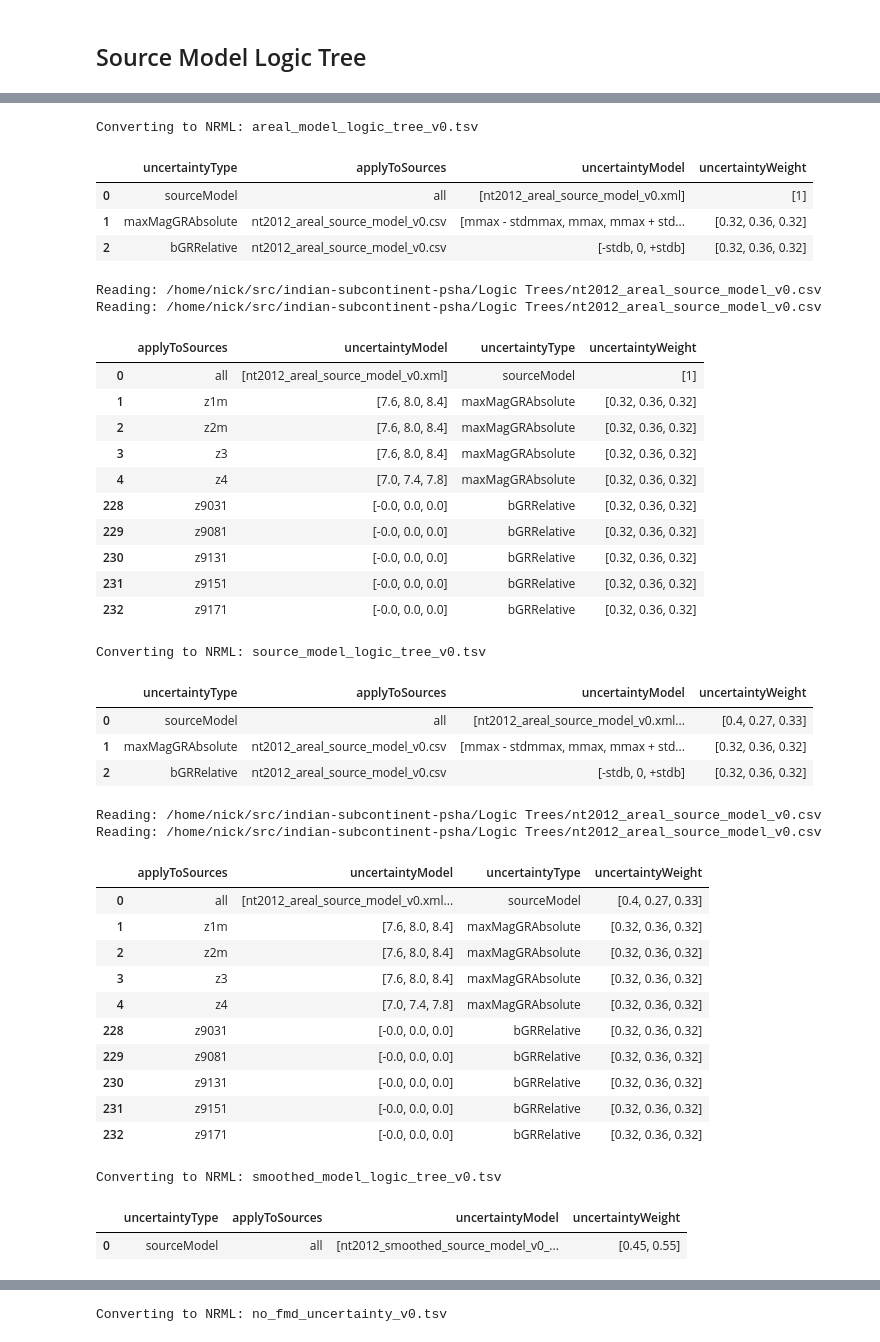
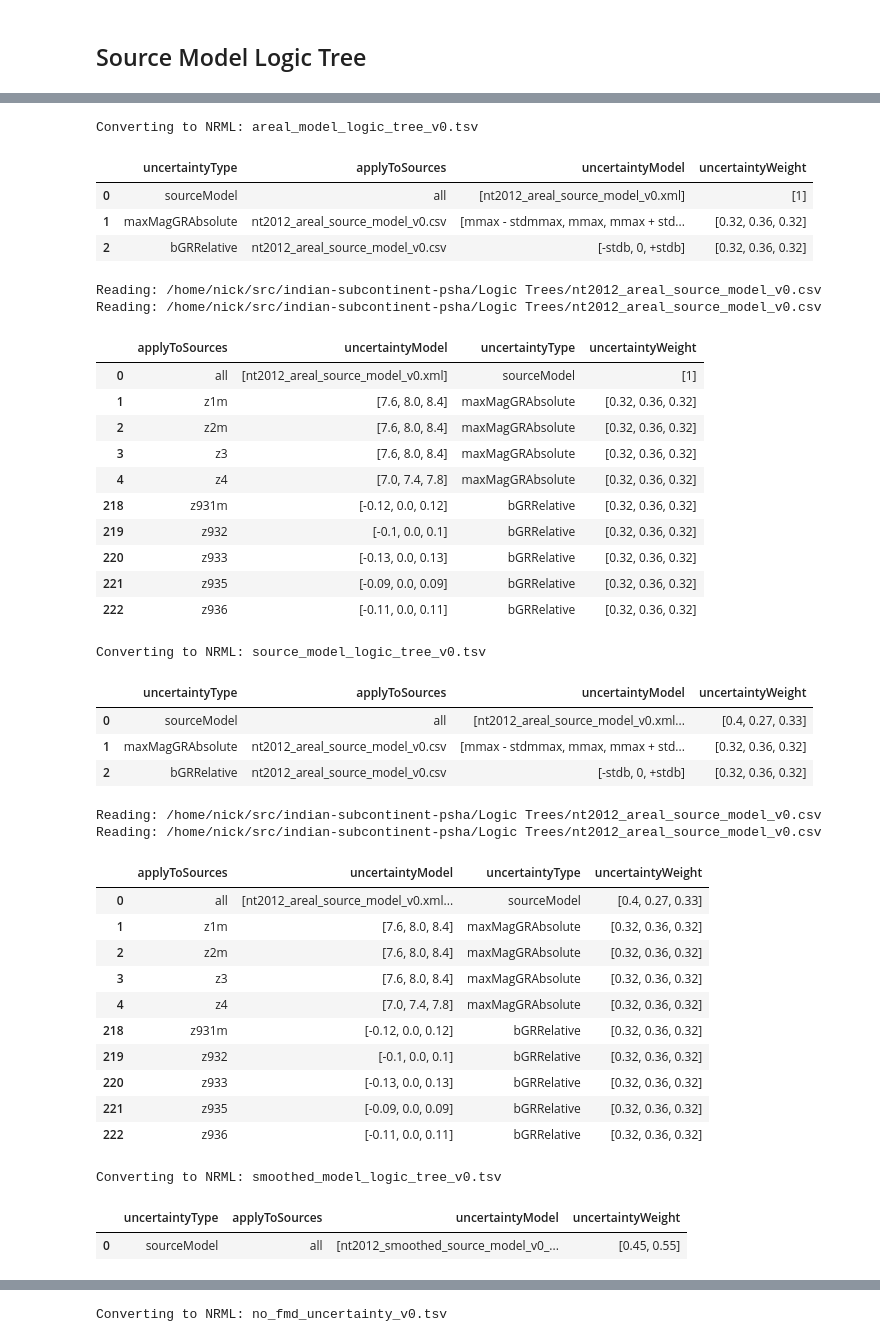
Before and after one commit to nackerley/indian-subcontinent-psha, a Jupyter notebook: Logic Trees/logic_trees_nt2012.ipynb, the cells around one changed output, grey strips where cells are left out. Drawn from its saved outputs; the diff is of its cells as text; code cells hidden in the pictures.

```diff
--- a/Logic Trees/logic_trees_nt2012.ipynb
+++ b/Logic Trees/logic_trees_nt2012.ipynb
@@ -157,6 +163,7 @@ source_tree_tsv_list = [
     'smoothed_model_logic_tree_v0.tsv',
     'no_fmd_uncertainty_v0.tsv',
     'collapsed_v0.tsv',
+    'collapsed_v1.tsv',
 ]
 nrml_list = []
 for source_tree_tsv in source_tree_tsv_list:
@@ -171,38 +178,38 @@ for source_tree_tsv in source_tree_tsv_list:
     with open(source_tree_symbolic_xml, 'wb+') as f:
         nrml.write([source_tree_symbolic], f, fmt='%g')
     nrml_list.append(source_tree_symbolic_xml)
 
     source_tree_df = expand_sources(source_tree_symbolic_df)
     display(pd.concat((source_tree_df.head(), source_tree_df.tail())))
     source_tree = df_to_tree(source_tree_df, validate=False)
     source_tree_xml = source_tree_tsv.replace('.tsv','.xml')
     with open(source_tree_xml, 'wb+') as f:
         nrml.write([source_tree], f, fmt='%g')
     nrml_list.append(source_tree_xml)
     print('')
 
 for nrml_file in nrml_list:
     print("Converting to PDF: " + nrml_file)
     nrml_to_pdf(nrml_file, include_ids=False)
 # %% [output]
 Converting to NRML: areal_model_logic_tree_v0.tsv
 |  | uncertaintyType | applyToSources | uncertaintyModel | uncertaintyWeight |
 | 0 | sourceModel | all | [nt2012_areal_source_model_v0.xml] | [1] |
 | 1 | maxMagGRAbsolute | nt2012_areal_source_model_v0.csv | [mmax - stdmmax, mmax, mmax + std... | [0.32, 0.36, 0.32] |
 | 2 | bGRRelative | nt2012_areal_source_model_v0.csv | [-stdb, 0, +stdb] | [0.32, 0.36, 0.32] |
 Reading: /home/nick/src/indian-subcontinent-psha/Logic Trees/nt2012_areal_source_model_v0.csv
 Reading: /home/nick/src/indian-subcontinent-psha/Logic Trees/nt2012_areal_source_model_v0.csv
 |  | applyToSources | uncertaintyModel | uncertaintyType | uncertaintyWeight |
 | 0 | all | [nt2012_areal_source_model_v0.xml] | sourceModel | [1] |
 | 1 | z1m | [7.6, 8.0, 8.4] | maxMagGRAbsolute | [0.32, 0.36, 0.32] |
 | 2 | z2m | [7.6, 8.0, 8.4] | maxMagGRAbsolute | [0.32, 0.36, 0.32] |
 | 3 | z3 | [7.6, 8.0, 8.4] | maxMagGRAbsolute | [0.32, 0.36, 0.32] |
 | 4 | z4 | [7.0, 7.4, 7.8] | maxMagGRAbsolute | [0.32, 0.36, 0.32] |
-| 228 | z9031 | [-0.0, 0.0, 0.0] | bGRRelative | [0.32, 0.36, 0.32] |
-| 229 | z9081 | [-0.0, 0.0, 0.0] | bGRRelative | [0.32, 0.36, 0.32] |
-| 230 | z9131 | [-0.0, 0.0, 0.0] | bGRRelative | [0.32, 0.36, 0.32] |
-| 231 | z9151 | [-0.0, 0.0, 0.0] | bGRRelative | [0.32, 0.36, 0.32] |
-| 232 | z9171 | [-0.0, 0.0, 0.0] | bGRRelative | [0.32, 0.36, 0.32] |
+| 218 | z931m | [-0.12, 0.0, 0.12] | bGRRelative | [0.32, 0.36, 0.32] |
+| 219 | z932 | [-0.1, 0.0, 0.1] | bGRRelative | [0.32, 0.36, 0.32] |
+| 220 | z933 | [-0.13, 0.0, 0.13] | bGRRelative | [0.32, 0.36, 0.32] |
+| 221 | z935 | [-0.09, 0.0, 0.09] | bGRRelative | [0.32, 0.36, 0.32] |
+| 222 | z936 | [-0.11, 0.0, 0.11] | bGRRelative | [0.32, 0.36, 0.32] |
 Converting to NRML: source_model_logic_tree_v0.tsv
 |  | uncertaintyType | applyToSources | uncertaintyModel | uncertaintyWeight |
 | 0 | sourceModel | all | [nt2012_areal_source_model_v0.xml... | [0.4, 0.27, 0.33] |
@@ -216,11 +223,11 @@ Reading: /home/nick/src/indian-subcontinent-psha/Logic Trees/nt2012_areal_source
 | 2 | z2m | [7.6, 8.0, 8.4] | maxMagGRAbsolute | [0.32, 0.36, 0.32] |
 | 3 | z3 | [7.6, 8.0, 8.4] | maxMagGRAbsolute | [0.32, 0.36, 0.32] |
 | 4 | z4 | [7.0, 7.4, 7.8] | maxMagGRAbsolute | [0.32, 0.36, 0.32] |
-| 228 | z9031 | [-0.0, 0.0, 0.0] | bGRRelative | [0.32, 0.36, 0.32] |
-| 229 | z9081 | [-0.0, 0.0, 0.0] | bGRRelative | [0.32, 0.36, 0.32] |
-| 230 | z9131 | [-0.0, 0.0, 0.0] | bGRRelative | [0.32, 0.36, 0.32] |
-| 231 | z9151 | [-0.0, 0.0, 0.0] | bGRRelative | [0.32, 0.36, 0.32] |
-| 232 | z9171 | [-0.0, 0.0, 0.0] | bGRRelative | [0.32, 0.36, 0.32] |
+| 218 | z931m | [-0.12, 0.0, 0.12] | bGRRelative | [0.32, 0.36, 0.32] |
+| 219 | z932 | [-0.1, 0.0, 0.1] | bGRRelative | [0.32, 0.36, 0.32] |
+| 220 | z933 | [-0.13, 0.0, 0.13] | bGRRelative | [0.32, 0.36, 0.32] |
+| 221 | z935 | [-0.09, 0.0, 0.09] | bGRRelative | [0.32, 0.36, 0.32] |
+| 222 | z936 | [-0.11, 0.0, 0.11] | bGRRelative | [0.32, 0.36, 0.32] |
 Converting to NRML: smoothed_model_logic_tree_v0.tsv
 |  | uncertaintyType | applyToSources | uncertaintyModel | uncertaintyWeight |
 | 0 | sourceModel | all | [nt2012_smoothed_source_model_v0_... | [0.45, 0.55] |
```
Also changed, not shown: parts of 8 cells of this notebook, 8 other files.
